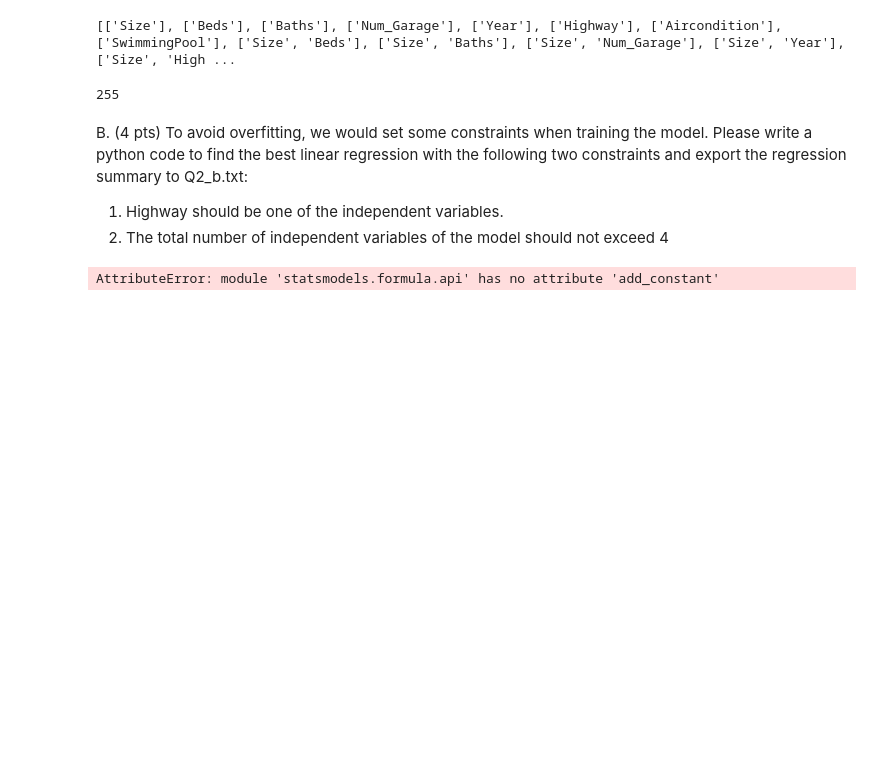
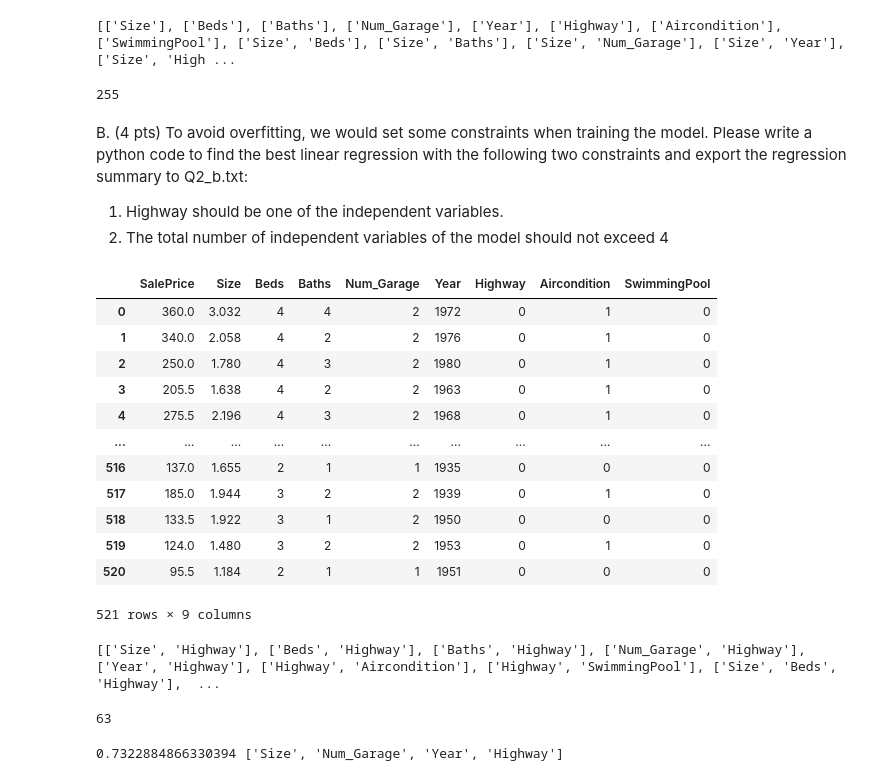
Before and after one commit to Genepyi/Big-Data-and-Quantitative-Methods, a Jupyter notebook: Big Data and Quantitative Method Timothe Durand.ipynb, the cells around one changed output. Cells and saved outputs as stored; diff of their text form; code cells hidden in the pictures; blank space fills up the shorter version.

```diff
--- a/Big Data and Quantitative Method Timothe Durand.ipynb
+++ b/Big Data and Quantitative Method Timothe Durand.ipynb
@@ -139,13 +142,50 @@ python code to find the best linear regression with the following two constraint
 regression summary to Q2_b.txt:
 1. Highway should be one of the independent variables.
 2. The total number of independent variables of the model should not exceed 4
-# %%
-#We calculate the R-squared value for all possible regression
-for i in all_combinations:
-    y = real_estate['SalePrice']
-    x = real_estate[i]
-    x = smf.add_constant(x)
-    regression = smf.ols(y,x).fit()
-print(regression)
-# %% [output]
-AttributeError: module 'statsmodels.formula.api' has no attribute 'add_constant'
+# %%
+#We first need to change the yes/no value of some features to binary format 0/1 in order to make our linear regression
+real_estate.Highway.replace(('yes', 'no'), (1,0), inplace=True)
+real_estate.Aircondition.replace(('yes', 'no'), (1,0), inplace=True)
+real_estate.SwimmingPool.replace(('yes', 'no'), (1,0), inplace=True)
+
+real_estate
+# %% [output]
+|  | SalePrice | Size | Beds | Baths | Num_Garage | Year | Highway | Aircondition | SwimmingPool |
+| 0 | 360.0 | 3.032 | 4 | 4 | 2 | 1972 | 0 | 1 | 0 |
+| 1 | 340.0 | 2.058 | 4 | 2 | 2 | 1976 | 0 | 1 | 0 |
+| 2 | 250.0 | 1.780 | 4 | 3 | 2 | 1980 | 0 | 1 | 0 |
+| 3 | 205.5 | 1.638 | 4 | 2 | 2 | 1963 | 0 | 1 | 0 |
+| 4 | 275.5 | 2.196 | 4 | 3 | 2 | 1968 | 0 | 1 | 0 |
+| ... | ... | ... | ... | ... | ... | ... | ... | ... | ... |
+| 516 | 137.0 | 1.655 | 2 | 1 | 1 | 1935 | 0 | 0 | 0 |
+| 517 | 185.0 | 1.944 | 3 | 2 | 2 | 1939 | 0 | 1 | 0 |
+| 518 | 133.5 | 1.922 | 3 | 1 | 2 | 1950 | 0 | 0 | 0 |
+| 519 | 124.0 | 1.480 | 3 | 2 | 2 | 1953 | 0 | 1 | 0 |
+| 520 | 95.5 | 1.184 | 2 | 1 | 1 | 1951 | 0 | 0 | 0 |
+521 rows × 9 columns
+# %%
+
+new_list = []
+
+for list in all_combinations:
+    if 1 < len(list) <= 4 and 'Highway' in list:
+        new_list.append(list)
+
+print(new_list)
+len(new_list)
+# %% [output]
+[['Size', 'Highway'], ['Beds', 'Highway'], ['Baths', 'Highway'], ['Num_Garage', 'Highway'], ['Year', 'Highway'], ['Highway', 'Aircondition'], ['Highway', 'SwimmingPool'], ['Size', 'Beds', 'Highway'],  ...
+63
+# %%
+#We then fit linear regression for all possible variable combinations that meet the two requirements
+regression_possibility = []
+
+for i in new_list:
+    x = real_estate[i]
+    y = real_estate['SalePrice']
+    model = smf.ols(formula = 'y~x', data = real_estate).fit()
+    regression_possibility.append(model.rsquared)
+
+print(max(regression_possibility), new_list[regression_possibility.index(max(regression_possibility))])
+# %% [output]
+0.7322884866330394 ['Size', 'Num_Garage', 'Year', 'Highway']
```
Also changed, not shown: parts of 3 cells of this notebook.
